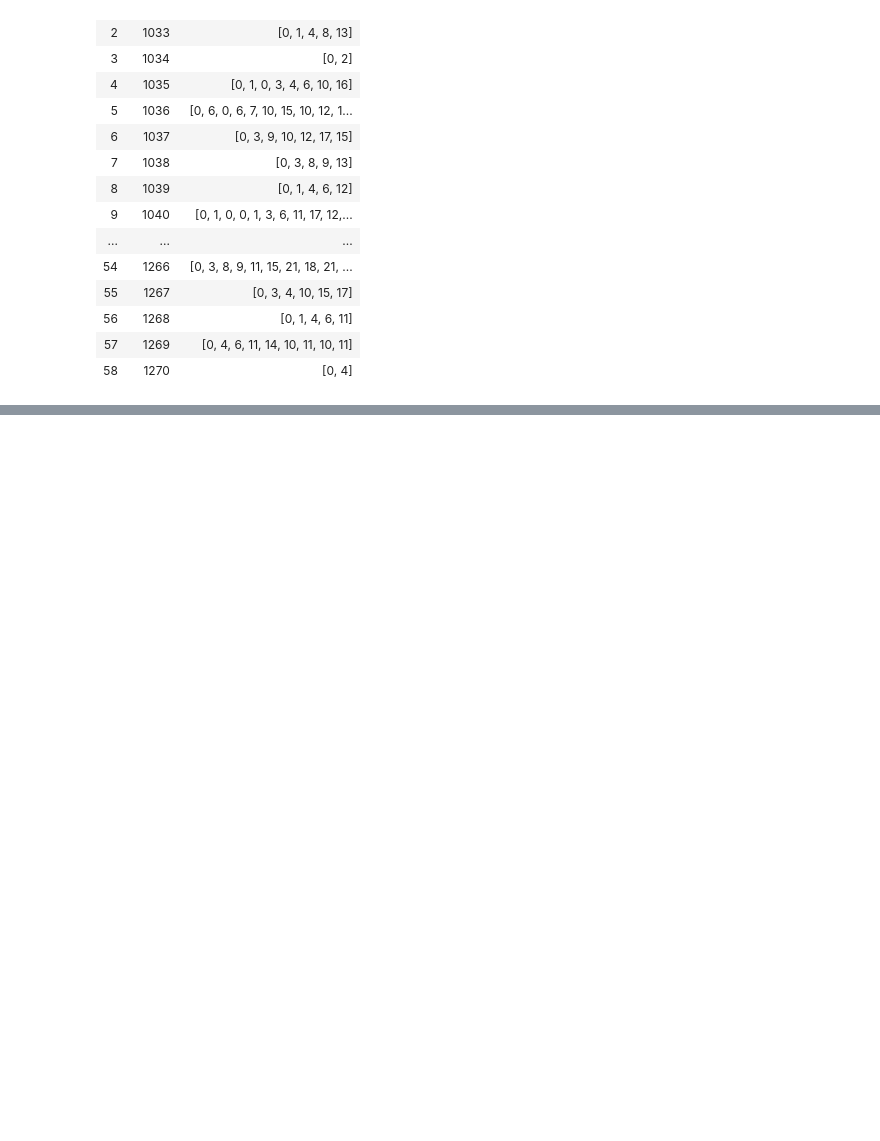
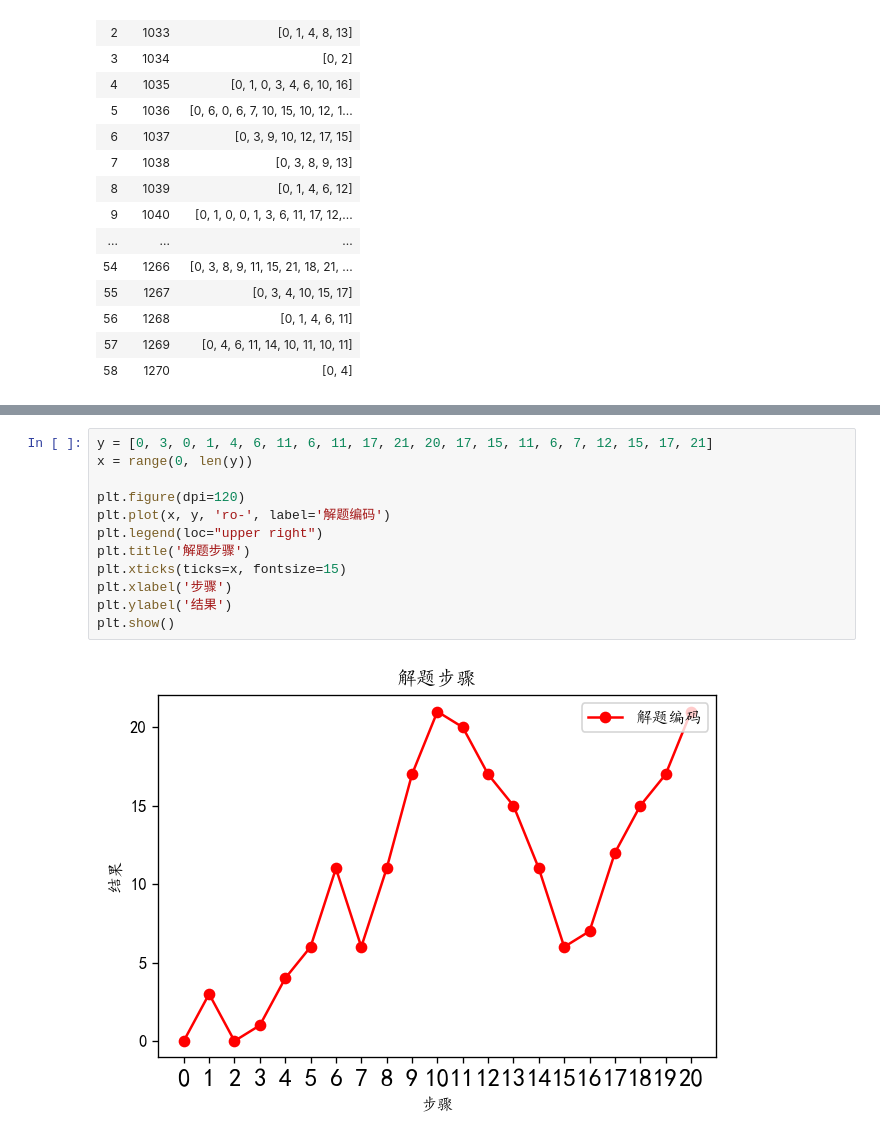
Before and after one commit to WzqProgrammer/MasterProject, a Jupyter notebook: JupyterPythonProejct/01.数据挖掘/房屋问题.ipynb, the cells around one changed output, grey strips where cells are left out. Drawn from its saved outputs; the diff is of its cells as text; blank space fills up the shorter version.

```diff
--- a/JupyterPythonProejct/01.数据挖掘/房屋问题.ipynb
+++ b/JupyterPythonProejct/01.数据挖掘/房屋问题.ipynb
@@ -225,0 +238,14 @@ for index, item in enumerate(test):
+# %%
+y = [0, 3, 0, 1, 4, 6, 11, 6, 11, 17, 21, 20, 17, 15, 11, 6, 7, 12, 15, 17, 21]
+x = range(0, len(y))
+
+plt.figure(dpi=120)
+plt.plot(x, y, 'ro-', label='解题编码')
+plt.legend(loc="upper right")
+plt.title('解题步骤')
+plt.xticks(ticks=x, fontsize=15)
+plt.xlabel('步骤')
+plt.ylabel('结果')
+plt.show()
+# %% [output]
+[figure, added]
```
Also changed, not shown: parts of 7 cells of this notebook.
